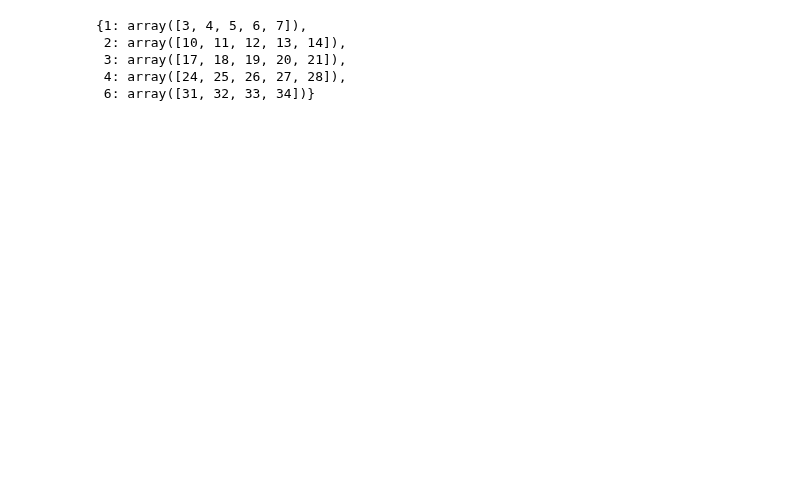
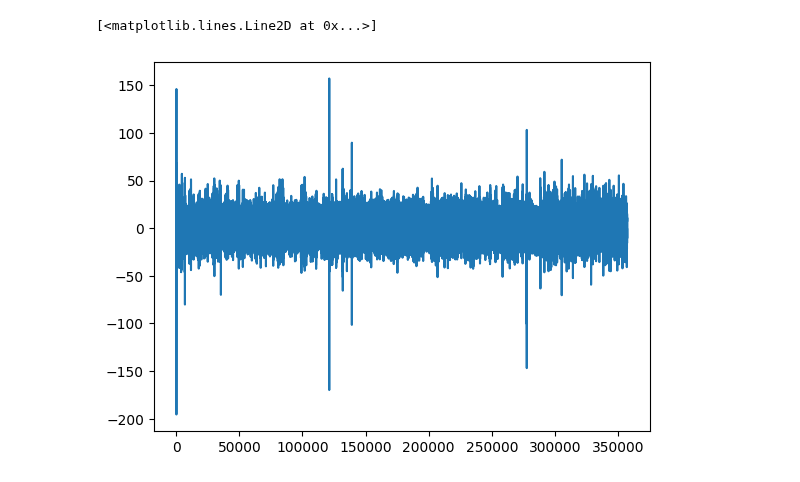
Before and after one commit to yakir4123/SNN-SCTN, a Jupyter notebook: scripts/mental_attention_state_detection.ipynb, the cells around one changed output. Saved outputs shown, nothing was run; the diff lists cells and outputs as text; code cells hidden in the pictures; blank space fills up the shorter version.

```diff
--- a/scripts/mental_attention_state_detection.ipynb
+++ b/scripts/mental_attention_state_detection.ipynb
@@ -113,14 +242 @@ example_data
-# %%
-# 5 subjects, each subject did 7 trials. except the 5'th subject that did 6 trials.
-#  The first 2 trials were used to get familiar with the process.
-
-subject_map = {i: np.arange(3, 8) + 7*(i-1) for i in range(1, 5)}
-subject_map[6] = np.arange(3, 7) + 7*4
-subject_map
-# %% [output]
-{1: array([3, 4, 5, 6, 7]),
- 2: array([10, 11, 12, 13, 14]),
- 3: array([17, 18, 19, 20, 21]),
- 4: array([24, 25, 26, 27, 28]),
- 6: array([31, 32, 33, 34])}
 # %%
@@ -145,4 +259,9 @@ def plot_spectrogram(subject, trial, channel_name, fs, fmin, fmax):
     plt.colorbar()
     plt.show()
     return Sxx
+# %%
+plt.plot(example_data[channel])
+# %% [output]
+[<matplotlib.lines.Line2D at 0x...>]
+[figure, added]
 # %%
```
Also changed, not shown: parts of 17 cells of this notebook, 1 other file.
